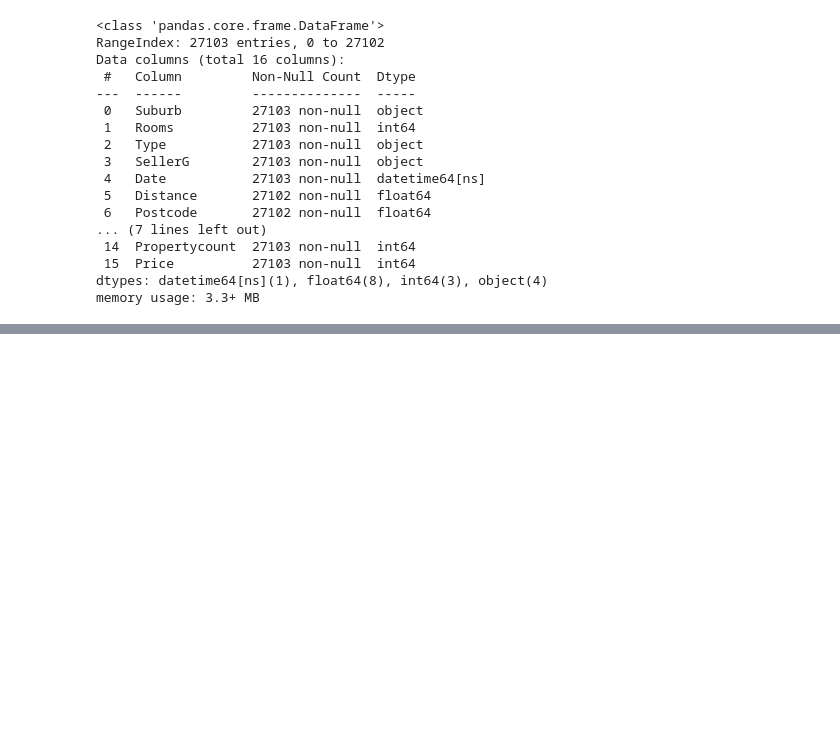
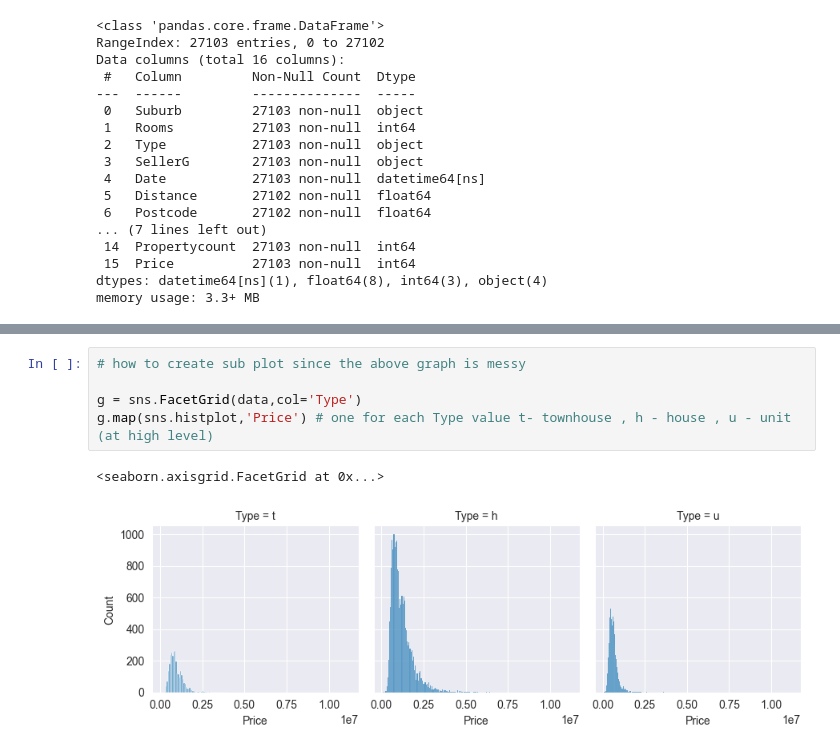
Before and after one commit to sangeemohan2003/python_learning, a Jupyter notebook: Pandas/datafiles/EDA - Exploratory Data Anaysis.ipynb, the cells around one changed output, grey strips where cells are left out. Drawn from its saved outputs; the diff is of its cells as text; blank space fills up the shorter version.

```diff
--- a/Pandas/datafiles/EDA - Exploratory Data Anaysis.ipynb
+++ b/Pandas/datafiles/EDA - Exploratory Data Anaysis.ipynb
@@ -221,0 +288,8 @@ AttributeError: 'Series' object has no attribute 'unquie'
+# %%
+# how to create sub plot since the above graph is messy
+
+g = sns.FacetGrid(data,col='Type')
+g.map(sns.histplot,'Price') # one for each Type value t- townhouse , h - house , u - unit (at high level)
+# %% [output]
+<seaborn.axisgrid.FacetGrid at 0x...>
+[figure, added]
```
Also changed, not shown: parts of 6 cells of this notebook, 1 other file.
